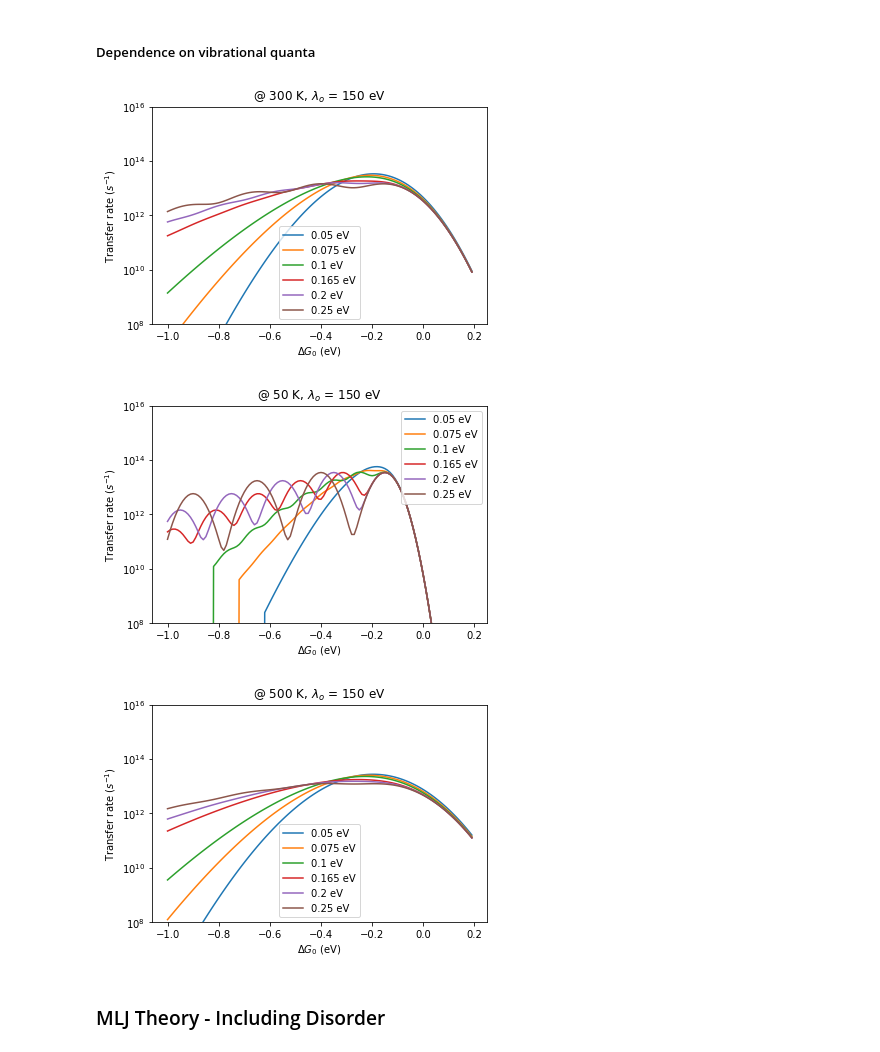
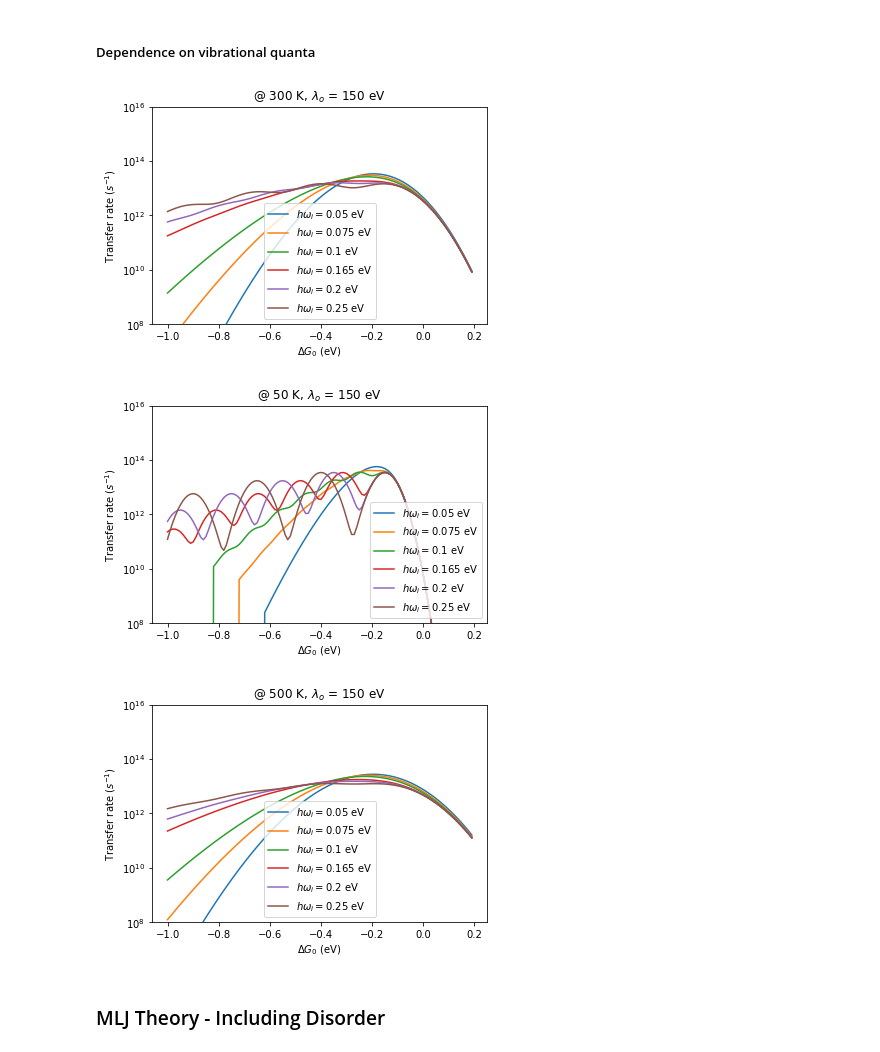
Before and after one commit to annajungbluth/Transition-Rates, a Jupyter notebook: Transition_Rates [Marcus vs. MLJ Theory].ipynb, the cells around one changed output. Cells and saved outputs as stored; diff of their text form; code cells hidden in the pictures.

```diff
--- a/Transition_Rates [Marcus vs. MLJ Theory].ipynb
+++ b/Transition_Rates [Marcus vs. MLJ Theory].ipynb
@@ -440,39 +440,39 @@ plt.show()
 vib_Quant_list = [0.05, 0.075, 0.1, 0.165, 0.2, 0.25]
 del_G0_list = np.arange(-1,0.2, 0.01)
 
 for hw in vib_Quant_list:
     MLJ_k_list_hw = MLJ_transfer_rates(del_G0_list, 300, lam_o, S_i, hw)
-    plt.semilogy(del_G0_list, MLJ_k_list_hw, label=str(hw)+' eV')
+    plt.semilogy(del_G0_list, MLJ_k_list_hw, label='$h\omega_{i} = $'+str(hw)+' eV')
 plt.ylim(10**8, 10**16)
 plt.xlabel('$\Delta G_0$ (eV)')
 plt.ylabel('Transfer rate ($s^{-1}$)')
 plt.title('@ 300 K, $\lambda_{o}$ = 150 eV')
 plt.legend()
 plt.show()
 
 for hw in vib_Quant_list:
     MLJ_k_list_hw = MLJ_transfer_rates(del_G0_list, 50, lam_o, S_i, hw)
-    plt.semilogy(del_G0_list, MLJ_k_list_hw, label=str(hw)+' eV')
+    plt.semilogy(del_G0_list, MLJ_k_list_hw, label='$h\omega_{i} = $'+str(hw)+' eV')
 plt.ylim(10**8, 10**16)
 plt.xlabel('$\Delta G_0$ (eV)')
 plt.ylabel('Transfer rate ($s^{-1}$)')
 plt.title('@ 50 K, $\lambda_{o}$ = 150 eV')
 plt.legend()
 plt.show()
 
 for hw in vib_Quant_list:
     MLJ_k_list_hw = MLJ_transfer_rates(del_G0_list, 500, lam_o, S_i, hw)
-    plt.semilogy(del_G0_list, MLJ_k_list_hw, label=str(hw)+' eV')
+    plt.semilogy(del_G0_list, MLJ_k_list_hw, label='$h\omega_{i} = $'+str(hw)+' eV')
 plt.ylim(10**8, 10**16)
 plt.xlabel('$\Delta G_0$ (eV)')
 plt.ylabel('Transfer rate ($s^{-1}$)')
 plt.title('@ 500 K, $\lambda_{o}$ = 150 eV')
 plt.legend()
 plt.show()
 # %% [output]
-[figure, old version]
+[figure, new version]
-[figure, old version]
+[figure, new version]
-[figure, old version]
+[figure, new version]
 # %% [markdown]
 ### MLJ Theory - Including Disorder
 # %% [markdown]
```
Also changed, not shown: parts of 12 cells of this notebook, 1 other file.
